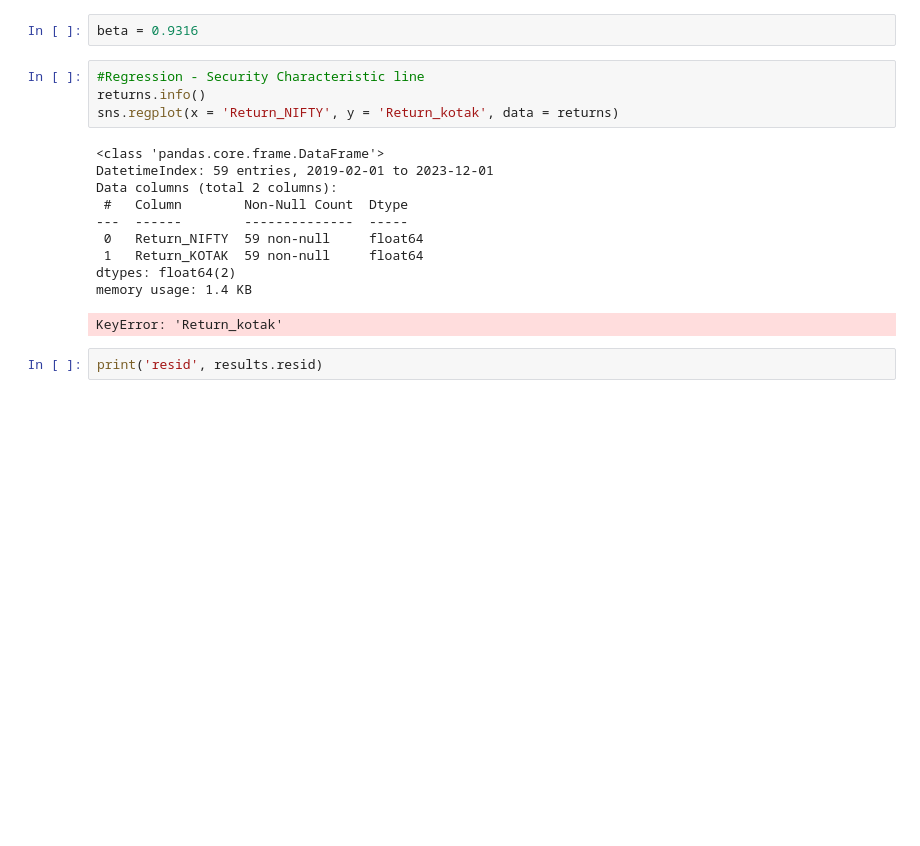
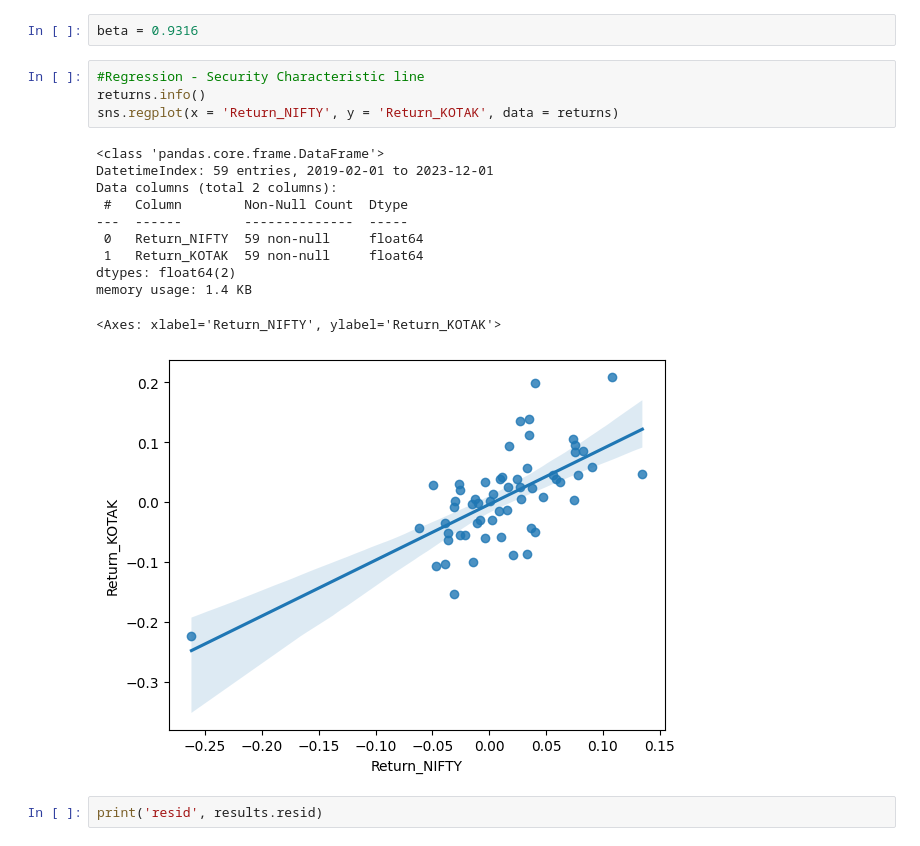
Before and after one commit to Prakharprasun/FMA, a Jupyter notebook: FMAQ1.ipynb, the cells around one changed output. Drawn from its saved outputs; the diff is of its cells as text; blank space fills up the shorter version.

```diff
--- a/FMAQ1.ipynb
+++ b/FMAQ1.ipynb
@@ -254,18 +254,19 @@ beta = 0.9316
 # %%
 #Regression - Security Characteristic line
 returns.info()
-sns.regplot(x = 'Return_NIFTY', y = 'Return_kotak', data = returns)
+sns.regplot(x = 'Return_NIFTY', y = 'Return_KOTAK', data = returns)
 # %% [output]
 <class 'pandas.core.frame.DataFrame'>
 DatetimeIndex: 59 entries, 2019-02-01 to 2023-12-01
 Data columns (total 2 columns):
  #   Column        Non-Null Count  Dtype
 ---  ------        --------------  -----
  0   Return_NIFTY  59 non-null     float64
  1   Return_KOTAK  59 non-null     float64
 dtypes: float64(2)
 memory usage: 1.4 KB
-KeyError: 'Return_kotak'
+<Axes: xlabel='Return_NIFTY', ylabel='Return_KOTAK'>
+[figure, added]
 # %%
 print('resid', results.resid)
 # %% [output]
```
Also changed, not shown: parts of 8 cells of this notebook.
